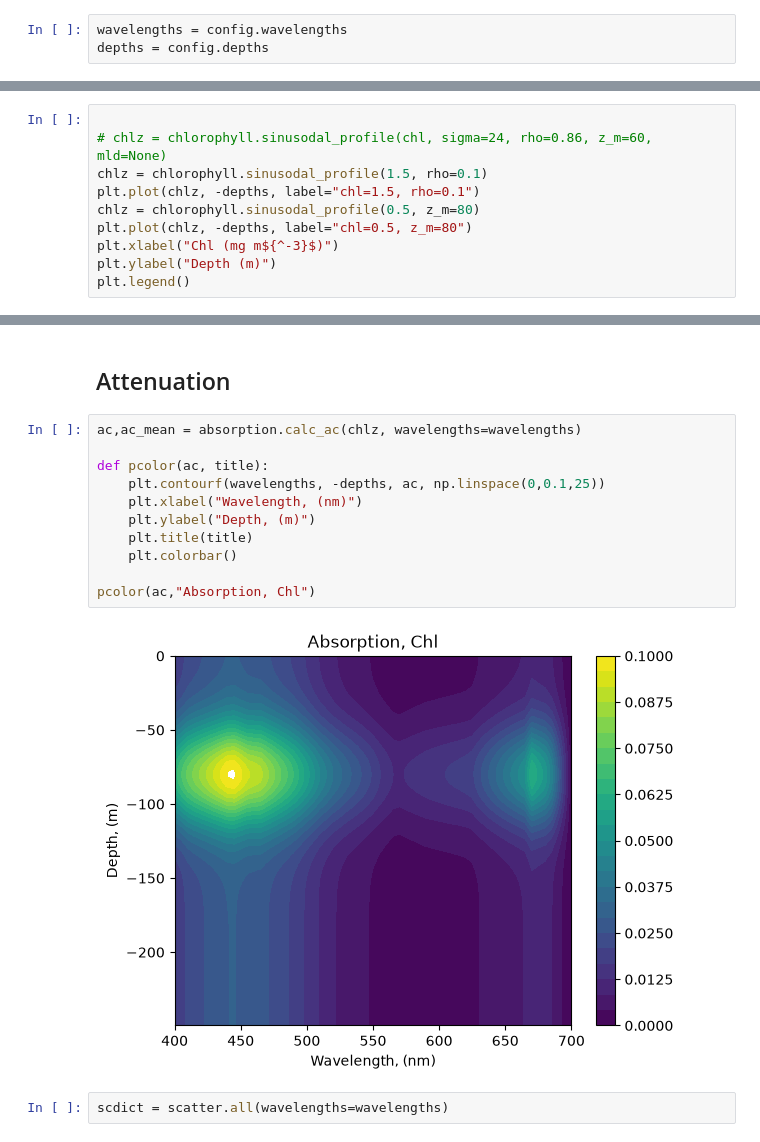
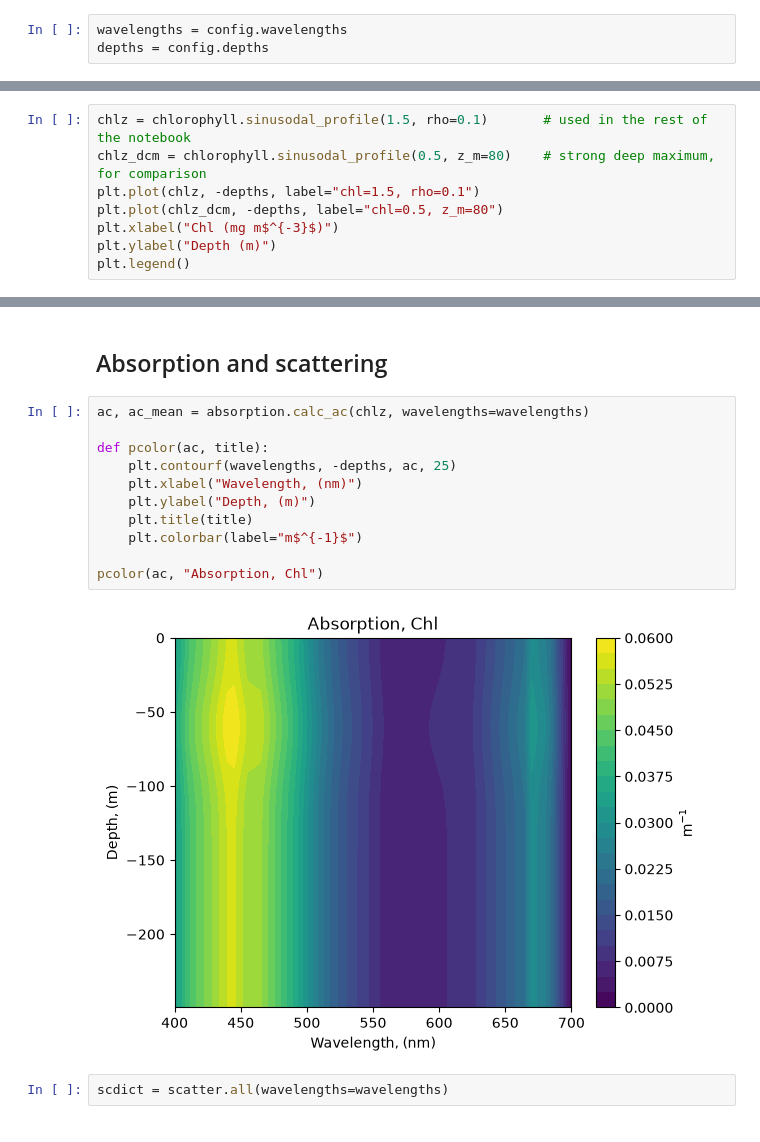
Before and after one commit to PrimaryProduction/PSM_spectral_PP_model, a Jupyter notebook: light_field.ipynb, the cells around one changed output, grey strips where cells are left out. Drawn from its saved outputs; the diff is of its cells as text.

```diff
--- a/light_field.ipynb
+++ b/light_field.ipynb
@@ -46,11 +42,9 @@ $z_m$ = 60
 # %%
-
-# chlz = chlorophyll.sinusodal_profile(chl, sigma=24, rho=0.86, z_m=60, mld=None)
-chlz = chlorophyll.sinusodal_profile(1.5, rho=0.1)
+chlz = chlorophyll.sinusodal_profile(1.5, rho=0.1)       # used in the rest of the notebook
+chlz_dcm = chlorophyll.sinusodal_profile(0.5, z_m=80)    # strong deep maximum, for comparison
 plt.plot(chlz, -depths, label="chl=1.5, rho=0.1")
-chlz = chlorophyll.sinusodal_profile(0.5, z_m=80)
-plt.plot(chlz, -depths, label="chl=0.5, z_m=80")
-plt.xlabel("Chl (mg m${^-3}$)")
+plt.plot(chlz_dcm, -depths, label="chl=0.5, z_m=80")
+plt.xlabel("Chl (mg m$^{-3}$)")
 plt.ylabel("Depth (m)")
 plt.legend()
 # %% [output]
@@ -74,18 +68,18 @@ plt.legend()
-# %% [markdown]
-## Attenuation
+# %% [markdown]
+## Absorption and scattering
 # %%
-ac,ac_mean = absorption.calc_ac(chlz, wavelengths=wavelengths)
+ac, ac_mean = absorption.calc_ac(chlz, wavelengths=wavelengths)
 
 def pcolor(ac, title):
-    plt.contourf(wavelengths, -depths, ac, np.linspace(0,0.1,25))
+    plt.contourf(wavelengths, -depths, ac, 25)
     plt.xlabel("Wavelength, (nm)")
     plt.ylabel("Depth, (m)")
     plt.title(title)
-    plt.colorbar()
+    plt.colorbar(label="m$^{-1}$")
 
-pcolor(ac,"Absorption, Chl")
+pcolor(ac, "Absorption, Chl")
 # %% [output]
-[figure, old version]
+[figure, new version]
 # %%
 scdict = scatter.all(wavelengths=wavelengths)
 # %%
```
Also changed, not shown: parts of 19 cells of this notebook, 8 other files.
